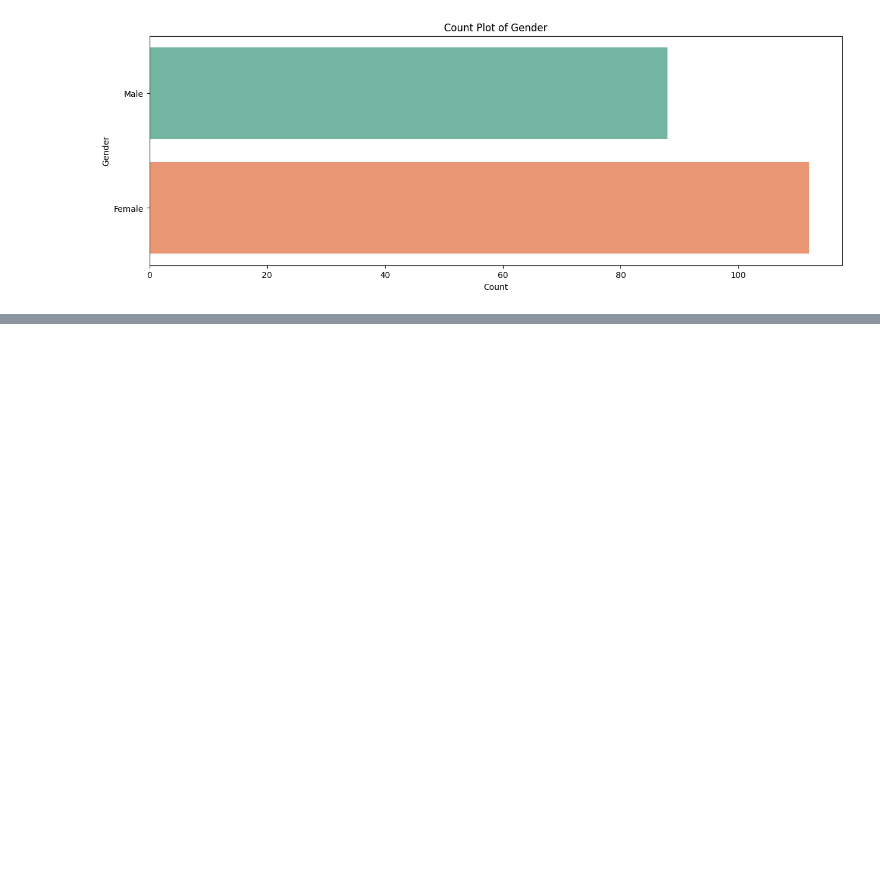
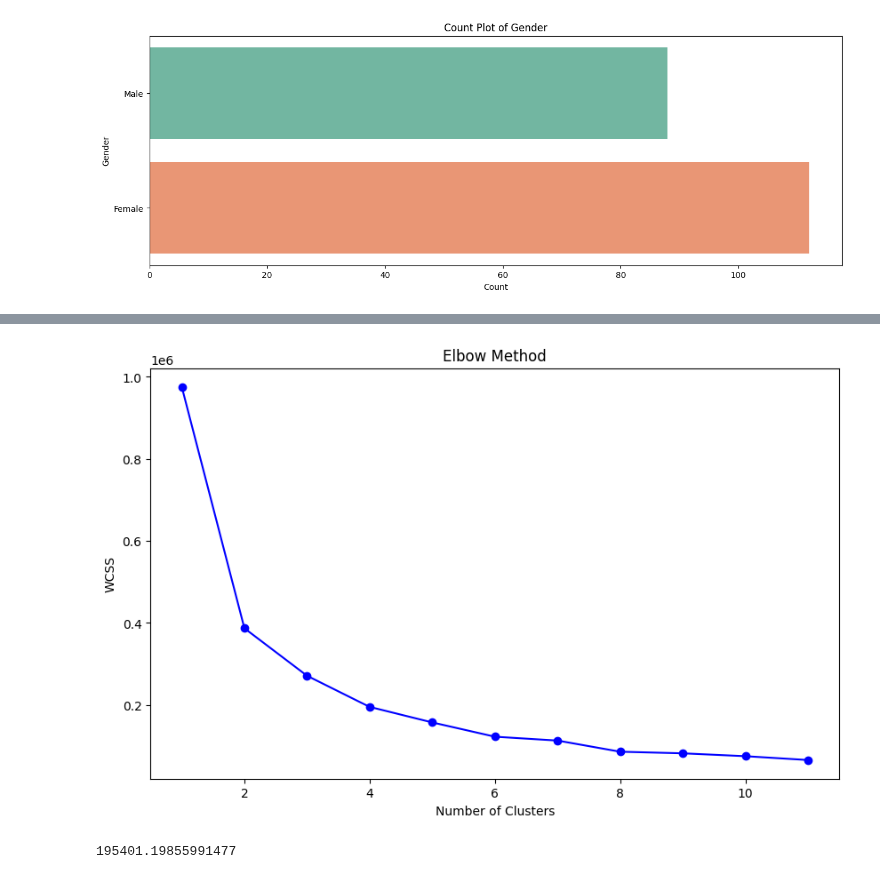
Before and after one commit to Farazmghm/Portfolio, a Jupyter notebook: customer_Segmentation.ipynb, the cells around one changed output, grey strips where cells are left out. Saved outputs shown, nothing was run; the diff lists cells and outputs as text; code cells hidden in the pictures; blank space fills up the shorter version.

```diff
--- a/customer_Segmentation.ipynb
+++ b/customer_Segmentation.ipynb
@@ -160,0 +161,13 @@ plt.show()
+# %%
+
+# df['Gender']=df['Gender'].map({'Male':0,'Female':1})
+df['Gender'] = df['Gender'].replace({'Male': 0, 'Female': 1})
+# %%
+from sklearn.cluster import KMeans
+from sklearn.metrics import silhouette_score
+wcss=[]
+for i in range(1,12):
+  kmeans=KMeans(n_clusters=i, init='k-means++',random_state=42)
+  kmeans.fit(df)
+  wcss.append(kmeans.inertia_)
+wcss
@@ -160,0 +186,9 @@ plt.show()
+# %%
+plt.figure(figsize=(10,6))
+plt.plot(range(1,12),wcss,marker='o',linestyle='-',color='b')
+plt.title('Elbow Method')
+plt.xlabel('Number of Clusters')
+plt.ylabel('WCSS')
+plt.show()
+# %% [output]
+[figure, added]
@@ -160,0 +199,9 @@ plt.show()
+# %%
+cluster = (KMeans(n_clusters = 4 ,init='k-means++', n_init = 10 ,max_iter=250,
+                          random_state= 42 , algorithm='elkan') )
+cluster.fit(df)
+labels1 = cluster.labels_
+centroids1 = cluster.cluster_centers_
+cluster.inertia_
+# %% [output]
+195401.19855991477
```
Also changed, not shown: parts of 7 cells of this notebook.
